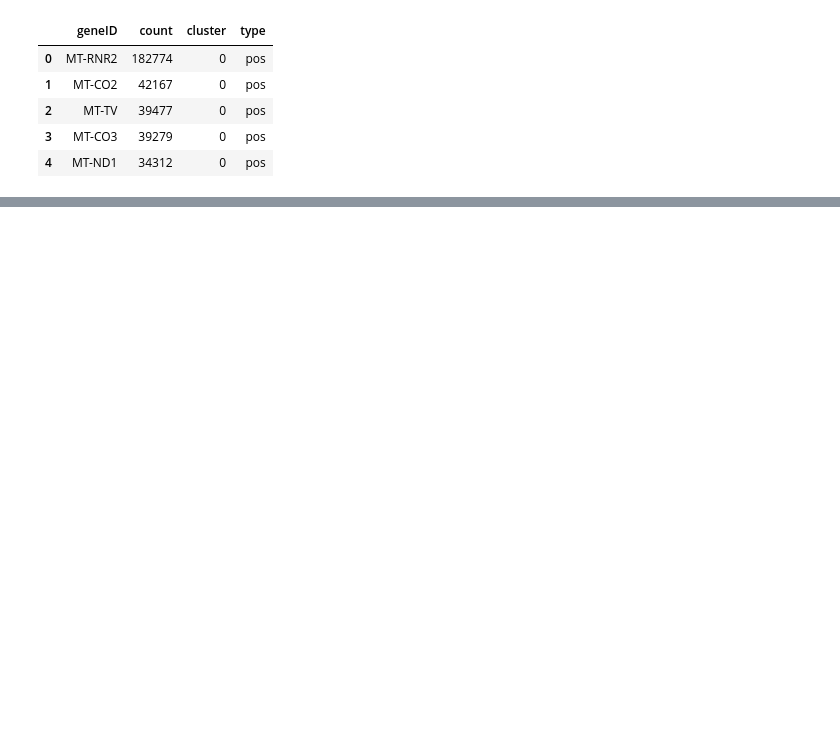
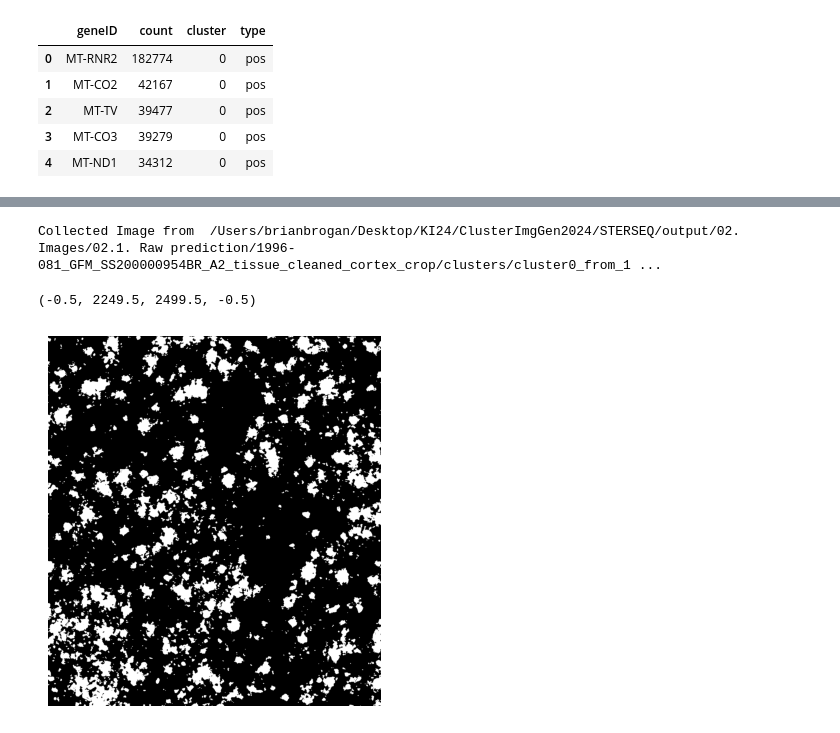
Before and after one commit to brigbrog/SpatialSegmentation, a Jupyter notebook: benchmarking/workflow_tester.ipynb, the cells around one changed output, grey strips where cells are left out. Drawn from its saved outputs; the diff is of its cells as text; code cells hidden in the pictures; blank space fills up the shorter version.

```diff
--- a/benchmarking/workflow_tester.ipynb
+++ b/benchmarking/workflow_tester.ipynb
@@ -4,13 +4,16 @@ import matplotlib.pyplot as plt
 from control_segmenter import ControlSegmenter
 from manager import DataManager
 from comparator import Indicator, Comparator
-import tifffile
+import tifffile as tiff
 
 %load_ext autoreload
 %autoreload 2
 
-y_win = (6000, 7000)
-x_win = (9000, 10000)
+#y_win = (6000, 7000)
+#x_win = (9000, 10000)
+
+x_win = (7750, 10000) # first dimension (cols)
+y_win = (5000, 7500) # second dimension (rows)
 # %% [output]
 The autoreload extension is already loaded. To reload it, use:
   %reload_ext autoreload
@@ -19,32 +22,32 @@ origin_csv_fname = None
 full_tiff = '/Users/brianbrogan/Desktop/KI24/ClusterImgGen2024/STERSEQ/output/02. Images/02.1. Raw prediction/1996-081_GFM_SS200000954BR_A2_tissue_cleaned_cortex_crop/clusters/cluster0_from_1996-081_GFM_SS200000954BR_A2_bin100_tissue_cleaned_mean_r10_cap1000.tif'
 color_slice = '/Users/brianbrogan/Desktop/KI24/figures/test_slice.tiff'
 
-image_fname = color_slice
+image_fname = full_tiff
 
 ## Variable Definition - start/stop - ensure range is divisible by step
 
 # Distance Transform Percentile for Watershed Marker Definition
-dtp = [80, 98]
-dtp_step = 1
+dtp = [0.1, 0.5]
+dtp_step = 0.05
 
 # Watershed Dilation Kernel Size
 dks = [2, 7]
 dks_step = 1
 
 # Minimum Cell Area Count (pixels)
-minca = [50, 200]
-minca_step = 25
+minca = [5, 105]
+minca_step = 10
 
 # Maximum Cell Area Count (pixels)
-maxca = [850, 1000]
-maxca_step = 25
+maxca = [850, 1200]
+maxca_step = 50
 
 
 watershed_var_ranges = {
-    'dt_percentile': np.arange(dtp[0], dtp[1]+1, dtp_step),
-    'dilation_kernel_size': np.arange(dks[0], dks[1]+1, dks_step, dtype=np.uint8),
-    'minimum_cell_area': np.arange(minca[0], minca[1]+1, minca_step),
-    'maximum_cell_area': np.arange(maxca[0], maxca[1]+1, maxca_step)
+    'dt_percentile': np.arange(dtp[0], dtp[1]+dtp_step, dtp_step),
+    'dilation_kernel_size': np.arange(dks[0], dks[1]+dks_step, dks_step, dtype=np.uint8),
+    'minimum_cell_area': np.arange(minca[0], minca[1]+minca_step, minca_step),
+    'maximum_cell_area': np.arange(maxca[0], maxca[1]+maxca_step, maxca_step)
 }
 
 print("Origin Data File: ", origin_csv_fname)
@@ -54,15 +57,16 @@ print("Number of params to be analyzed: ", len(watershed_var_ranges))
 
 #tiff.imwrite('figures/MaskMaker_test1.tiff', masker.preproc, photometric='minisblack')
 test_segmenter = ControlSegmenter(image_fname= image_fname,
+                                  test_window=[x_win, y_win],
                                     var_ranges= watershed_var_ranges,
-                                    controls= [90,
+                                    controls= [0.3,
                                                 5,
-                                                100,
-                                                900],
+                                                20,
+                                                1200],
                                     #area_filter_jobn=4,
                                     channel_id=1
                                     )
-test_segmenter.export()
+test_segmenter.export(out_dir='/Users/brianbrogan/Desktop/KI24/mask_maker_output')
 print(test_segmenter.var_seg_fulldf.info())
 test_segmenter.var_seg_fulldf.head()
 # %% [output]
@@ -209,0 +313,7 @@ engine_res.to_csv("/Users/brianbrogan/Desktop/KI24/figures/compare_engine_test.c
+# %%
+plt.imshow(test_segmenter.preprocess(), cmap='gray')
+plt.axis("off")
+# %% [output]
+Collected Image from  /Users/brianbrogan/Desktop/KI24/ClusterImgGen2024/STERSEQ/output/02. Images/02.1. Raw prediction/1996-081_GFM_SS200000954BR_A2_tissue_cleaned_cortex_crop/clusters/cluster0_from_1 ...
+(-0.5, 2249.5, 2499.5, -0.5)
+[figure, added]
```
Also changed, not shown: parts of 16 cells of this notebook, 1 other file.
